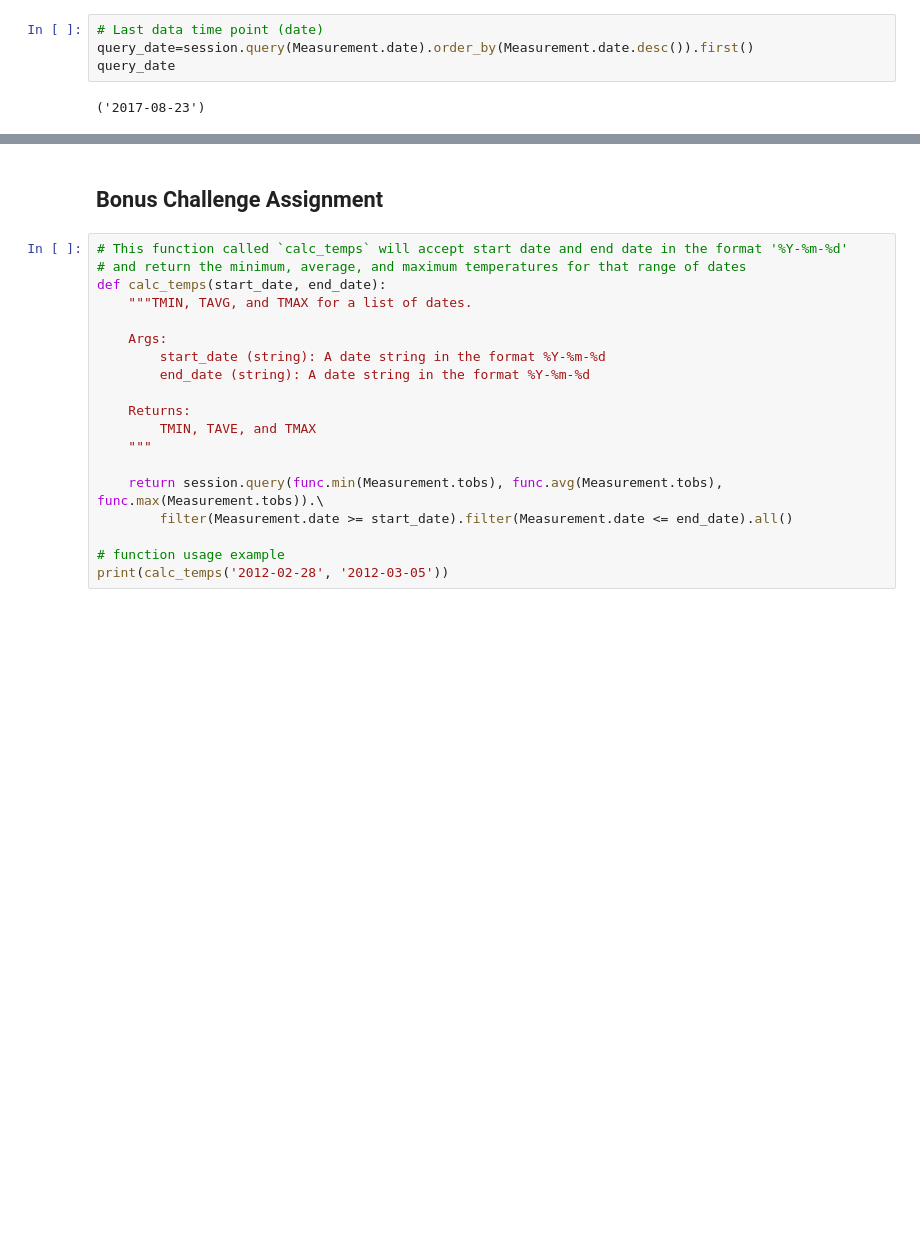
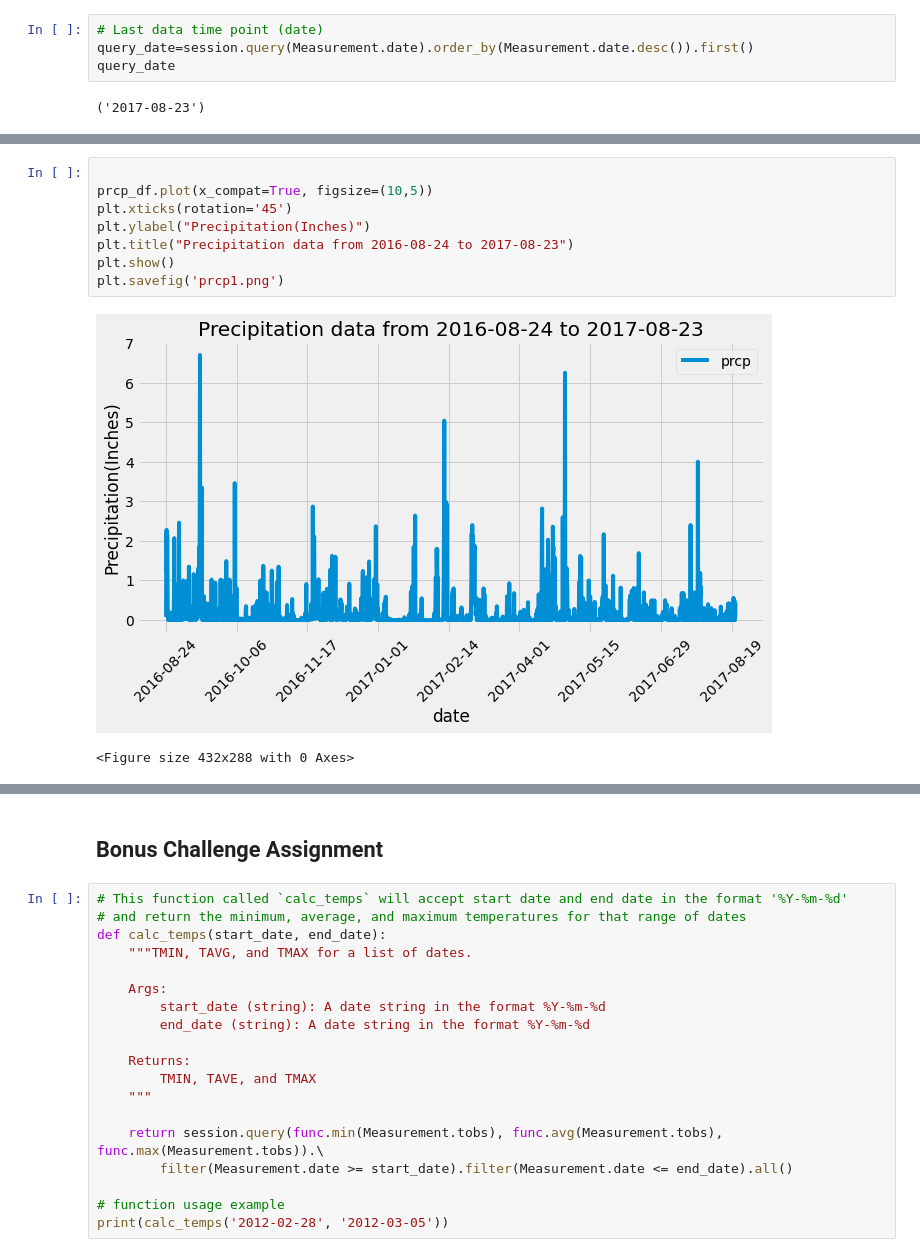
Before and after one commit to SoniMohandas/sqlalchemy-challenge, a Jupyter notebook: climate_starter.ipynb, the cells around one changed output, grey strips where cells are left out. Saved outputs shown, nothing was run; the diff lists cells and outputs as text; blank space fills up the shorter version.

```diff
--- a/climate_starter.ipynb
+++ b/climate_starter.ipynb
@@ -134,3 +112,14 @@ NameError: name 'xmajor_formatter' is not defined
+# %%
+
+prcp_df.plot(x_compat=True, figsize=(10,5))
+plt.xticks(rotation='45')
+plt.ylabel("Precipitation(Inches)")
+plt.title("Precipitation data from 2016-08-24 to 2017-08-23")
+plt.show()
+plt.savefig('prcp1.png')
+# %% [output]
+[figure, added]
+<Figure size 432x288 with 0 Axes>
 # %%
 # Use Pandas to calcualte the summary statistics for the precipitation data
 prcp_df.describe()
```
Also changed, not shown: parts of 12 cells of this notebook, 3 other files.
